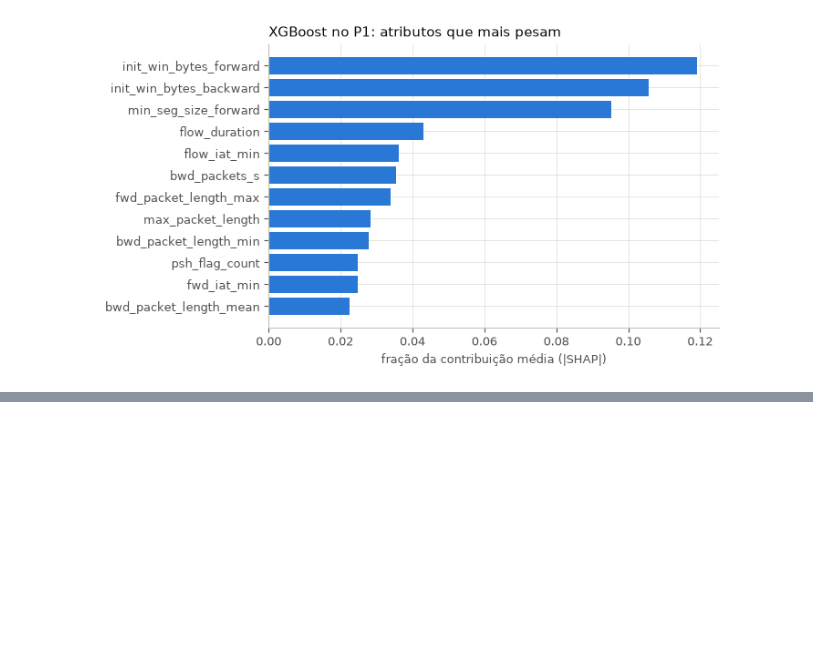
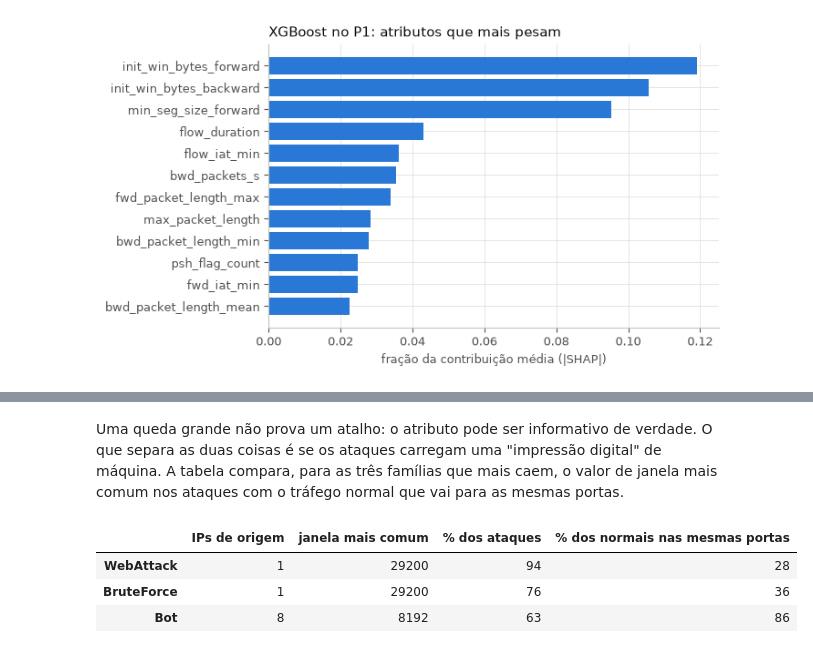
Before and after one commit to IsabelaaTeixeira/ids-ml, a Jupyter notebook: notebooks/02_supervisionado.ipynb, the cells around one changed output, grey strips where cells are left out. Cells and saved outputs as stored; diff of their text form; code cells hidden in the pictures; blank space fills up the shorter version.

```diff
--- a/notebooks/02_supervisionado.ipynb
+++ b/notebooks/02_supervisionado.ipynb
@@ -358,0 +384,25 @@ sutil. Fica como hipótese para testar: treinar sem esses atributos e ver quanto
+# %% [markdown]
+Uma queda grande não prova um atalho: o atributo pode ser informativo de verdade. O que separa as
+duas coisas é se os ataques carregam uma "impressão digital" de máquina. A tabela compara, para as
+três famílias que mais caem, o valor de janela mais comum nos ataques com o tráfego normal que vai
+para as mesmas portas.
+# %%
+rows = {}
+for family, ports in [("WebAttack", [80]), ("BruteForce", [21, 22]), ("Bot", [8080])]:
+    attack = flows[flows[schema.FAMILY] == family]
+    window = attack["init_win_bytes_forward"].value_counts(normalize=True)
+    normal = flows[(flows[schema.FAMILY] == schema.BENIGN) & flows["destination_port"].isin(ports)]
+    rows[family] = {
+        "IPs de origem": attack["source_ip"].nunique(),
+        "janela mais comum": int(window.index[0]),
+        "% dos ataques": round(100 * window.iloc[0]),
+        "% dos normais nas mesmas portas": round(
+            100 * (normal["init_win_bytes_forward"] == window.index[0]).mean()
+        ),
+    }
+display(pd.DataFrame(rows).T)
+# %% [output]
+|  | IPs de origem | janela mais comum | % dos ataques | % dos normais nas mesmas portas |
+| WebAttack | 1 | 29200 | 94 | 28 |
+| BruteForce | 1 | 29200 | 76 | 36 |
+| Bot | 8 | 8192 | 63 | 86 |
```
Also changed, not shown: parts of 5 cells of this notebook, 7 other files.
